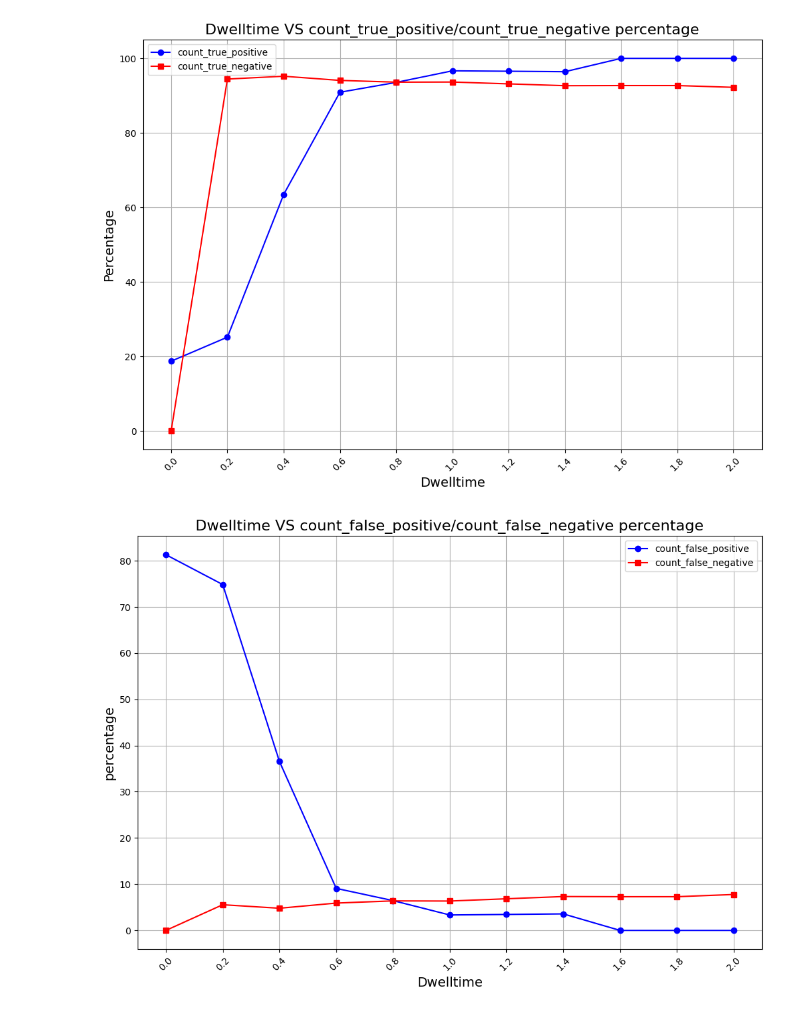
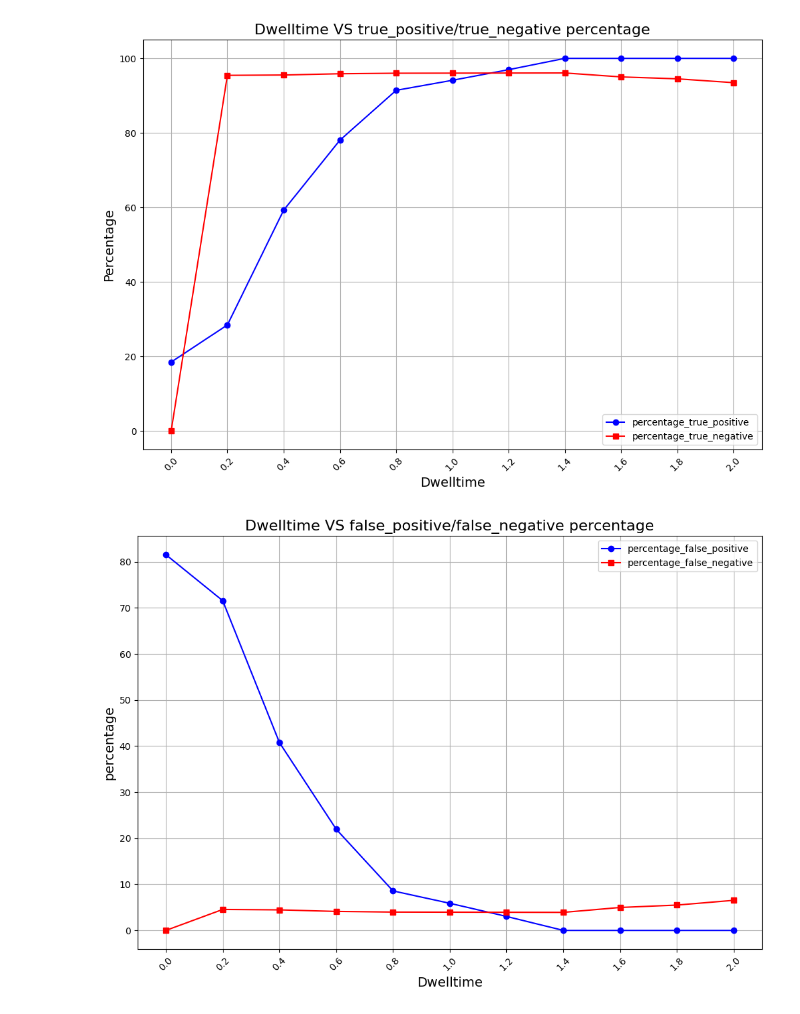
Before and after one commit to reniflal/MAI_thesis_analysis, a Jupyter notebook: process_eyetracking.ipynb, the cells around one changed output. Drawn from its saved outputs; the diff is of its cells as text; code cells hidden in the pictures.

```diff
--- a/process_eyetracking.ipynb
+++ b/process_eyetracking.ipynb
@@ -6,13 +6,21 @@ import json
 # %%
 df_multi_df_list_p = {}
 df_multi_df_list_n = {}
+graph_file = "graph/ece_real_02_eye.json"
 for m in range(0,11):
     ignore_events_threshold = m*0.2
     df_list_p = []
     df_list_n = []
     for i in range(1,26):
         # Read the CSV file into a DataFrame
-        file_path = '../thesis_data/arne_03_05/logs_arne_imag_03_05_tt3/log'+str(i)+'.txt'
+#         file_path = '../thesis_data/arne_03_05/logs_arne_real_03_05_tt1/log'+str(i)+'.txt'
+#         file_path = '../thesis_data/arne_03_05/logs_arne_imag_03_05_tt3/log'+str(i)+'.txt'
+#         file_path = '../thesis_data/ly_04_07/logs_ly_real_01/log'+str(i)+'.txt'
+#         file_path = '../thesis_data/ly_04_07/logs_ly_real_02/log'+str(i)+'.txt'
+#         file_path = '../thesis_data/ly_04_07/logs_ly_imag_01/log'+str(i)+'.txt'
+#         file_path = '../thesis_data/ly_04_07/logs_ly_imag_03/log'+str(i)+'.txt'
+        file_path = '../thesis_data/ece_04_07/logs_ece_real_02/log'+str(i)+'.txt'
+
 
         df = pd.read_csv(file_path, sep='\t')
 
@@ -144,38 +152,38 @@ for m in range(0,11):
 # %%
 # Plotting the line chart
 plt.figure(figsize=(12, 8))
-plt.plot(data_for_graph["Dwelltime"], data_for_graph["count_true_positive"], marker='o', linestyle='-', color='b', label='count_true_positive')
-plt.plot(data_for_graph["Dwelltime"], data_for_graph["count_true_negative"], marker='s', linestyle='-', color='r', label='count_true_negative')
+plt.plot(data_for_graph["Dwelltime"], data_for_graph["count_true_positive"], marker='o', linestyle='-', color='b', label='percentage_true_positive')
+plt.plot(data_for_graph["Dwelltime"], data_for_graph["count_true_negative"], marker='s', linestyle='-', color='r', label='percentage_true_negative')
 
 # Adding titles and labels
 plt.title('Dwelltime VS true_positive/true_negative percentage', fontsize=16)
 plt.xlabel('Dwelltime', fontsize=14)
 plt.ylabel('Percentage', fontsize=14)
 plt.xticks(rotation=45)
 plt.legend()
 plt.grid(True)
 
 # Displaying the chart
 plt.show()
 
 # Plotting the line chart
 plt.figure(figsize=(12, 8))
-plt.plot(data_for_graph["Dwelltime"], data_for_graph["count_false_positive"], marker='o', linestyle='-', color='b', label='count_false_positive')
-plt.plot(data_for_graph["Dwelltime"], data_for_graph["count_false_negative"], marker='s', linestyle='-', color='r', label='count_false_negative')
+plt.plot(data_for_graph["Dwelltime"], data_for_graph["count_false_positive"], marker='o', linestyle='-', color='b', label='percentage_false_positive')
+plt.plot(data_for_graph["Dwelltime"], data_for_graph["count_false_negative"], marker='s', linestyle='-', color='r', label='percentage_false_negative')
 
 # Adding titles and labels
 plt.title('Dwelltime VS false_positive/false_negative percentage', fontsize=16)
 plt.xlabel('Dwelltime', fontsize=14)
 plt.ylabel('percentage', fontsize=14)
 plt.xticks(rotation=45)
 plt.legend()
 plt.grid(True)
 
 # Displaying the chart
 plt.show()
 # %% [output]
-[figure, old version]
+[figure, new version]
-[figure, old version]
+[figure, new version]
 # %%
 # Specify the file name
 file_name = 'eye_data_for_graph.json'
```
Also changed, not shown: parts of 3 cells of this notebook, 16 other files.
